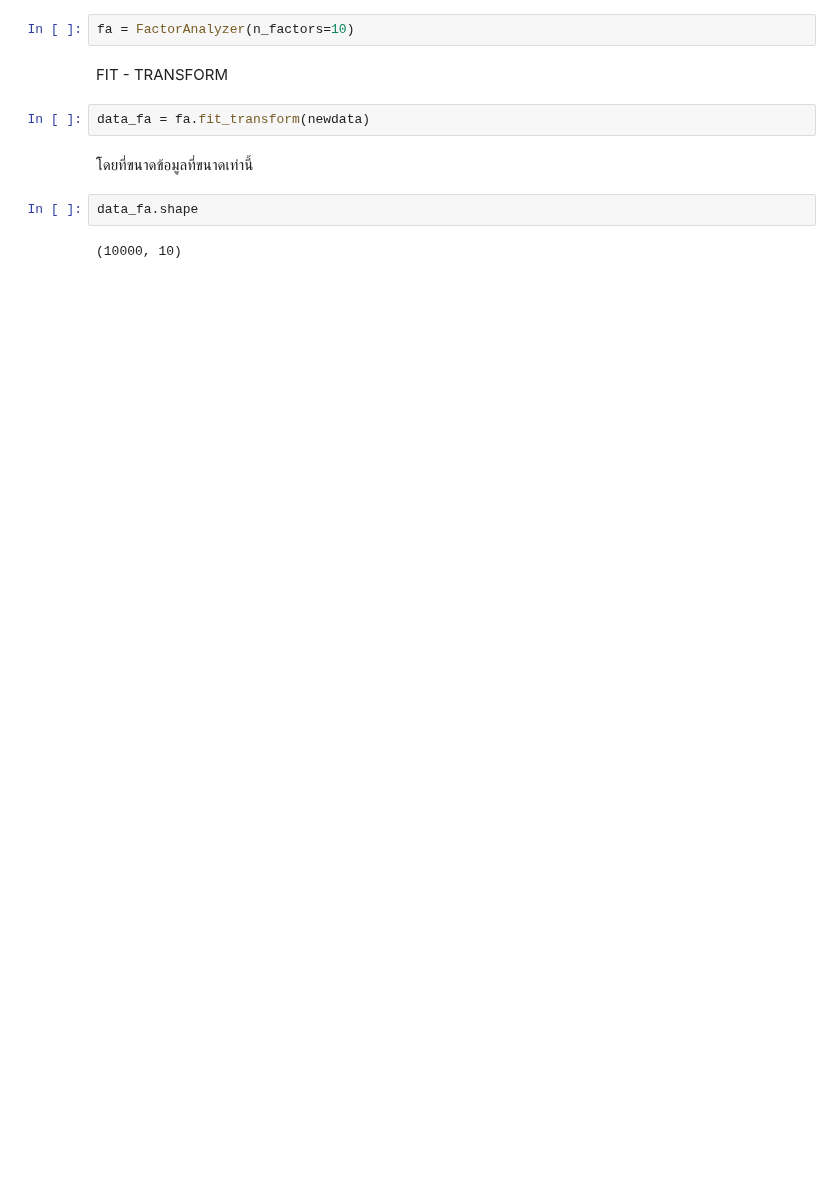
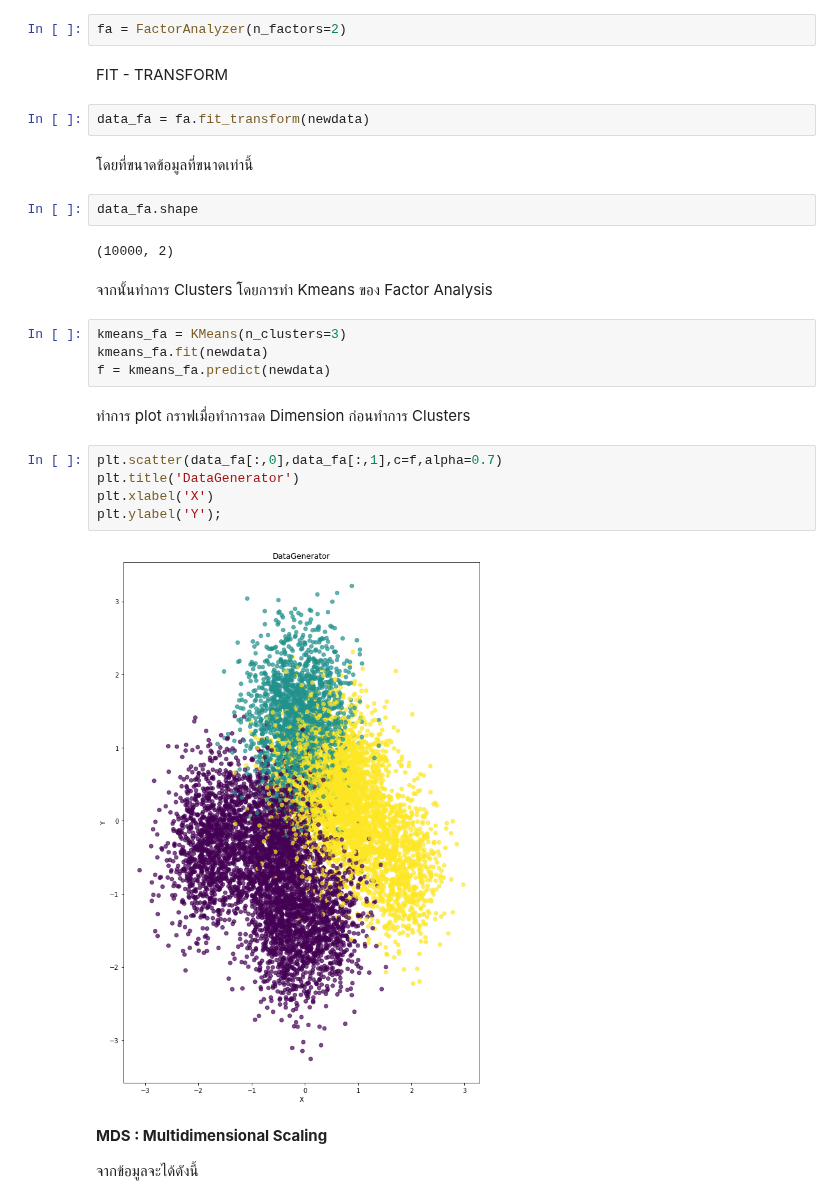
Before and after one commit to sitthatkaja/multivariate, a Jupyter notebook: Multivariate_Exam.ipynb, the cells around one changed output. Cells and saved outputs as stored; diff of their text form; blank space fills up the shorter version.

```diff
--- a/Multivariate_Exam.ipynb
+++ b/Multivariate_Exam.ipynb
@@ -390,7 +392,7 @@ from factor_analyzer import FactorAnalyzer
 # %% [markdown]
 DEFINE
 # %%
-fa = FactorAnalyzer(n_factors=10)
+fa = FactorAnalyzer(n_factors=2)
 # %% [markdown]
 FIT - TRANSFORM
 # %%
@@ -400,4 +402,23 @@ data_fa = fa.fit_transform(newdata)
 # %%
 data_fa.shape
 # %% [output]
-(10000, 10)
+(10000, 2)
+# %% [markdown]
+จากนั้นทำการ Clusters โดยการทำ Kmeans ของ Factor Analysis
+# %%
+kmeans_fa = KMeans(n_clusters=3)
+kmeans_fa.fit(newdata)
+f = kmeans_fa.predict(newdata)
+# %% [markdown]
+ทำการ plot กราฟเมื่อทำการลด Dimension ก่อนทำการ Clusters
+# %%
+plt.scatter(data_fa[:,0],data_fa[:,1],c=f,alpha=0.7)
+plt.title('DataGenerator')
+plt.xlabel('X')
+plt.ylabel('Y');
+# %% [output]
+[figure, added]
+# %% [markdown]
+**MDS : Multidimensional Scaling**
+
+จากข้อมูลจะได้ดังนี้
```
Also changed, not shown: parts of 21 cells of this notebook.
